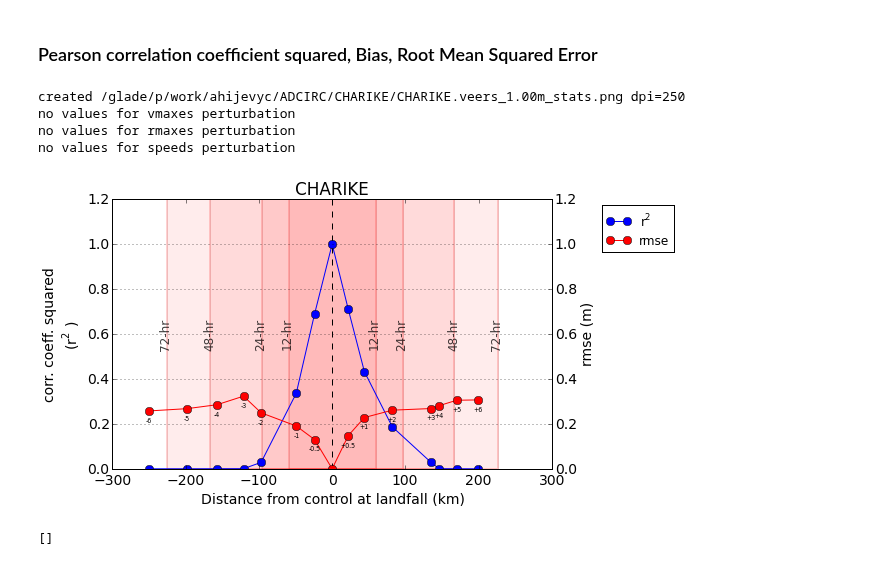
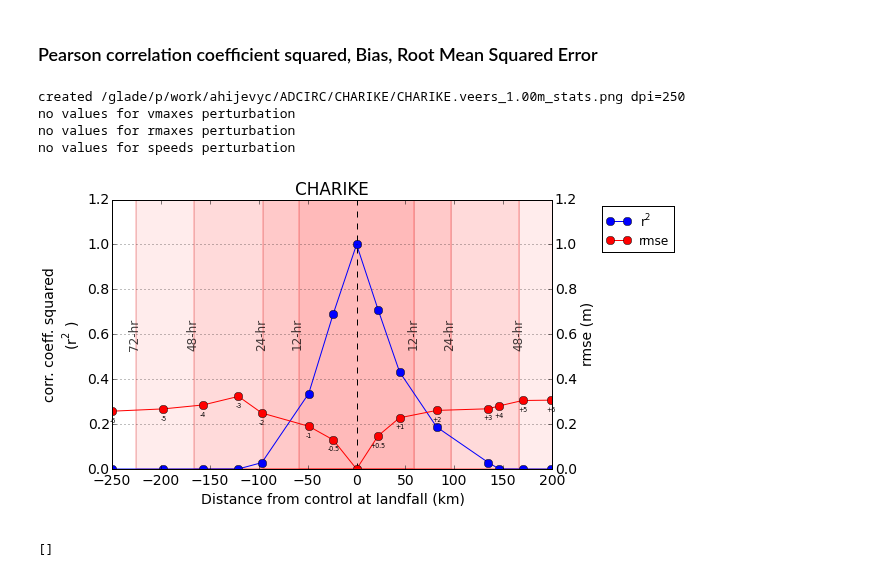
Before and after one commit to ahijevyc/ADCIRC, a Jupyter notebook: CHARIKE.ipynb, the cells around one changed output. Cells and saved outputs as stored; diff of their text form; code cells hidden in the pictures.

Commit message:
fixed twin axis autoscale

```diff
--- a/CHARIKE.ipynb
+++ b/CHARIKE.ipynb
@@ -49,8 +49,9 @@ def get_xticks(perturbation):
                               (0.5,22),(1.0,44),(2.0,82),(3.0,135),(4.0,146),(5.0,170),(6.0,199)])
         if stormname == 'CHARLEY':
             # From https://docs.google.com/a/ucar.edu/spreadsheets/d/1gKj72PWl8g_0QAOCMZawT2c8QRfDa1DreanUWU4DC74/edit?usp=sharing
+            # Spreadsheet lists these from +4.5 to -4.5
             pert = [-4.5, -3.5, -2.5, -1.5, -0.5, 0, 0.5, 1.5, 2.5, 3.5, 4.5]
-            dist = [-134, -122, -102,  -62,  -32, 0,  15,  63, 153, 289, 343]
+            dist = [-343, -289, -153,  -63,  -15, 0,  32,  63, 102, 122, 134]
 
 
     if perturbation.name == 'speeds':
@@ -79,8 +80,6 @@ def get_xticks(perturbation):
 
     xticks = np.interp(perturbation.values, pert, dist)
     return xticks
-
-perturbation.values
 
 class perturbations:
     # Each perturbation set is associated with a particular storm
@@ -593,6 +592,11 @@ thisstorm.name
 # %% [output]
 'CHARIKE'
 # %%
+def annotate_pts(perturbation, line):
+    for label, xypoints in zip(perturbation.valuelabels, line.get_xydata()):
+        line.axes.annotate(label, xy=xypoints, textcoords='offset points', xytext=(0,-6), ha='center', va='top', fontsize=6.3)
+
+
 def get_bounds(domain):
     #if stormname == 'CHARIKE': domain = 'stride02.-99.0E-87.0E25.0N31.0N'
     #if stormname == 'IKE': domain = 'stride10.-99.0E-87.0E25.0N31.0N'
@@ -657,9 +661,6 @@ no values for speeds perturbation
 # %% [markdown]
 <a href="https://drive.google.com/open?id=1n58sZmEkW0J1YR9DRvasOQwQpp2Ojwvm0fI3VBQTk_k">Google Doc about length scale</a>
 # %%
-def annotate_pts(perturbation, line):
-    for label, xypoints in zip(perturbation.valuelabels, line.get_xydata()):
-        plt.annotate(label, xy=xypoints, textcoords='offset points', xytext=(0,-6), ha='center', va='top', fontsize=6.3)
 
 for perturbation in [veers, vmaxes, rmaxes, speeds]:
     if len(perturbation.values) == 0:
@@ -782,34 +783,36 @@ for perturbation in [veers, vmaxes, rmaxes, speeds]:
     # biasp, = plt.plot(perturbation.values,bias,label='multiplic. bias',marker='o')
 
 
     ax.set_xlabel(perturbation.xlabel)
     zeroLine(ax)
     forecast_err_boxes(ax,perturbation)
 
     ax.yaxis.grid()
     ax.set_ylim(0,1.2)
     ax.set_ylabel('corr. coeff. squared\n($\mathregular{r^2}$)')
     ax2 = ax.twinx()
+    # Fix the problem with the x-axis changing range
+    ax2.autoscale(False)
     ax2.set_ylim(0,1.2)
     ax2.set_ylabel('rmse (m)')
     rmsep, = ax2.plot(perturbation.xticks,rmse,label='rmse',marker='o',color='red')
     # Label line with greater mean values
     if np.mean(r2) > np.mean(rmse):
         annotate_pts(perturbation, r2p)
     else:
         annotate_pts(perturbation, rmsep)
 
 
     # put legend to the right of the current axis
     plt.legend(handles=[r2p,rmsep],loc='upper left', bbox_to_anchor=(1.1,1), fontsize=12)
 
     status = mysavfig(perturbation.storm.basedir+perturbation.storm.name+'.'+perturbation.name+'_'+perturbation.Ithresh+'_stats.png',dpi=250)
 # %% [output]
 created /glade/p/work/ahijevyc/ADCIRC/CHARIKE/CHARIKE.veers_1.00m_stats.png dpi=250
 no values for vmaxes perturbation
 no values for rmaxes perturbation
 no values for speeds perturbation
-[figure, old version]
+[figure, new version]
 # %%
 speeds.valuelabels
 # %% [output]
```
Also changed, not shown: parts of 1 cell of this notebook.
